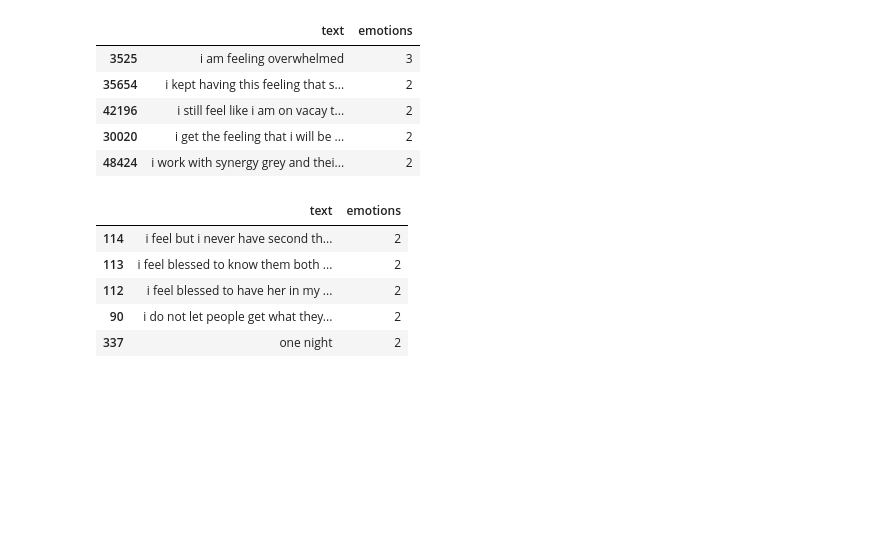
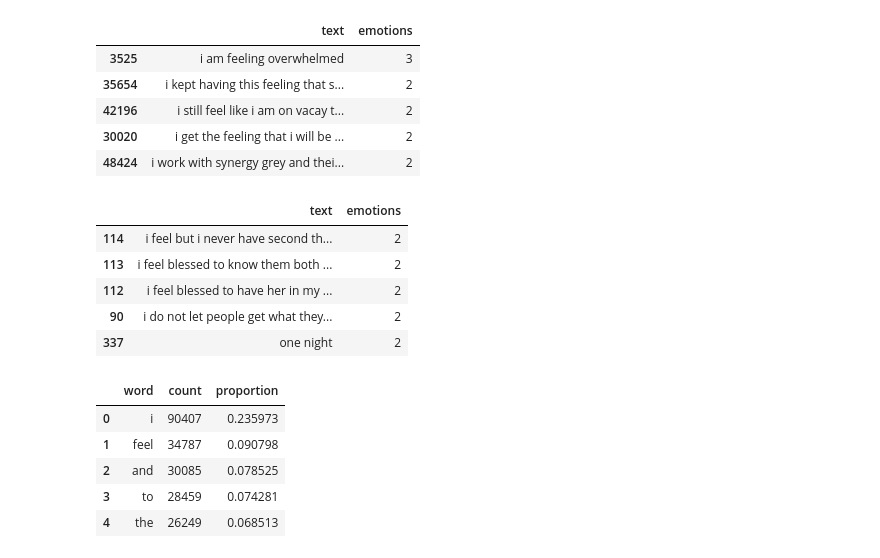
Before and after one commit to ppkgtmm/emotion, a Jupyter notebook: emo_EDA.ipynb, the cells around one changed output. Cells and saved outputs as stored; diff of their text form; code cells hidden in the pictures; blank space fills up the shorter version.

```diff
--- a/emo_EDA.ipynb
+++ b/emo_EDA.ipynb
@@ -251,3 +251,17 @@ duplicates.groupby('text')[['emotions']] \
 | 337 | one night | 2 |
 # %%
 # copy[['text', 'emotions']].to_csv('/content/drive/MyDrive/emotion/data/preprocessed.csv')
+# %%
+word_counts = collections.Counter(" ".join(copy['text']).split())
+
+count_df = pd.DataFrame(word_counts.most_common(20))
+count_df.columns = ['word', 'count']
+count_df['proportion'] = count_df['count'] / sum(list(count_df['count']))
+count_df.head()
+# %% [output]
+|  | word | count | proportion |
+| 0 | i | 90407 | 0.235973 |
+| 1 | feel | 34787 | 0.090798 |
+| 2 | and | 30085 | 0.078525 |
+| 3 | to | 28459 | 0.074281 |
+| 4 | the | 26249 | 0.068513 |
```
Also changed, not shown: parts of 1 cell of this notebook.
